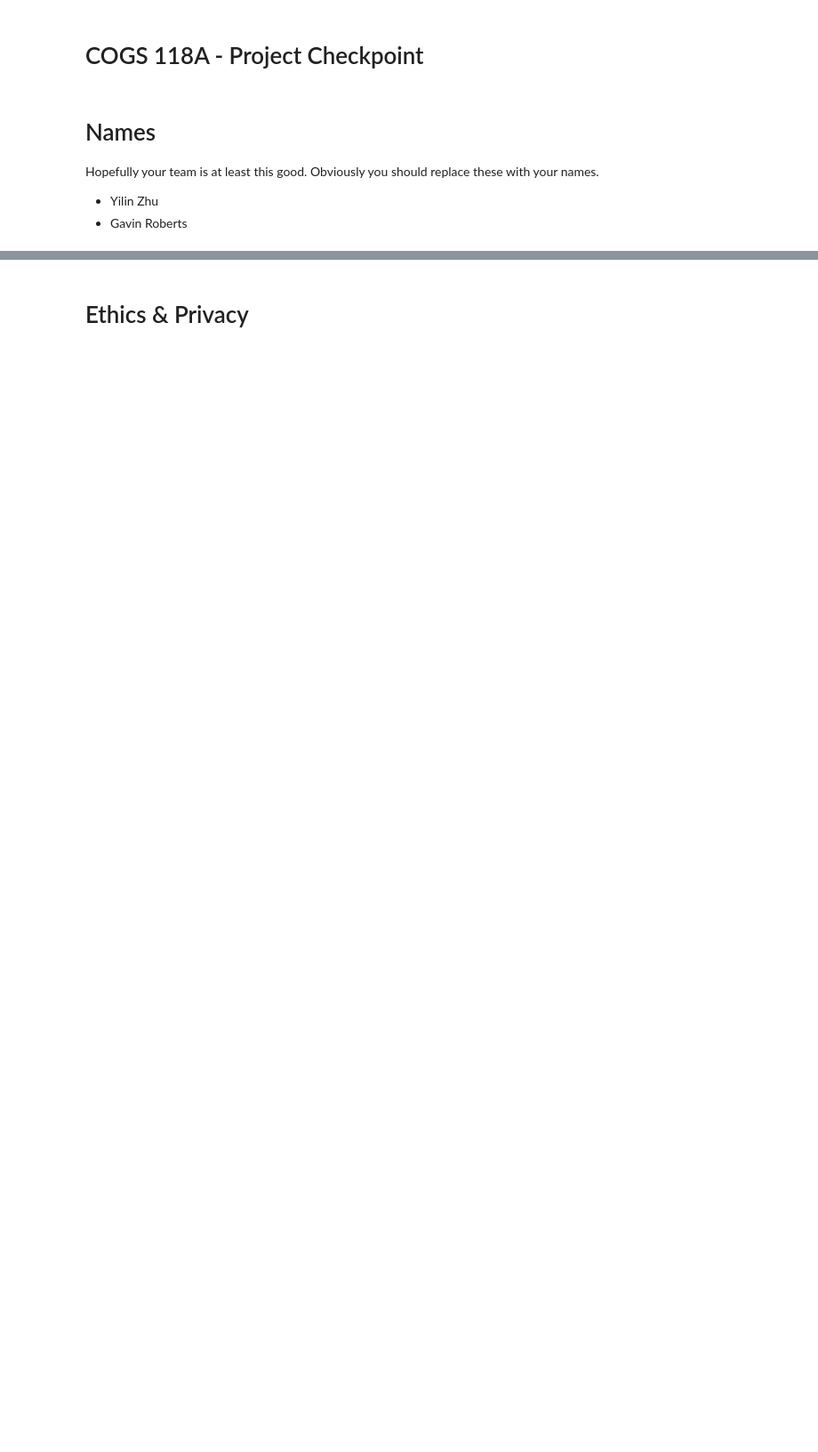
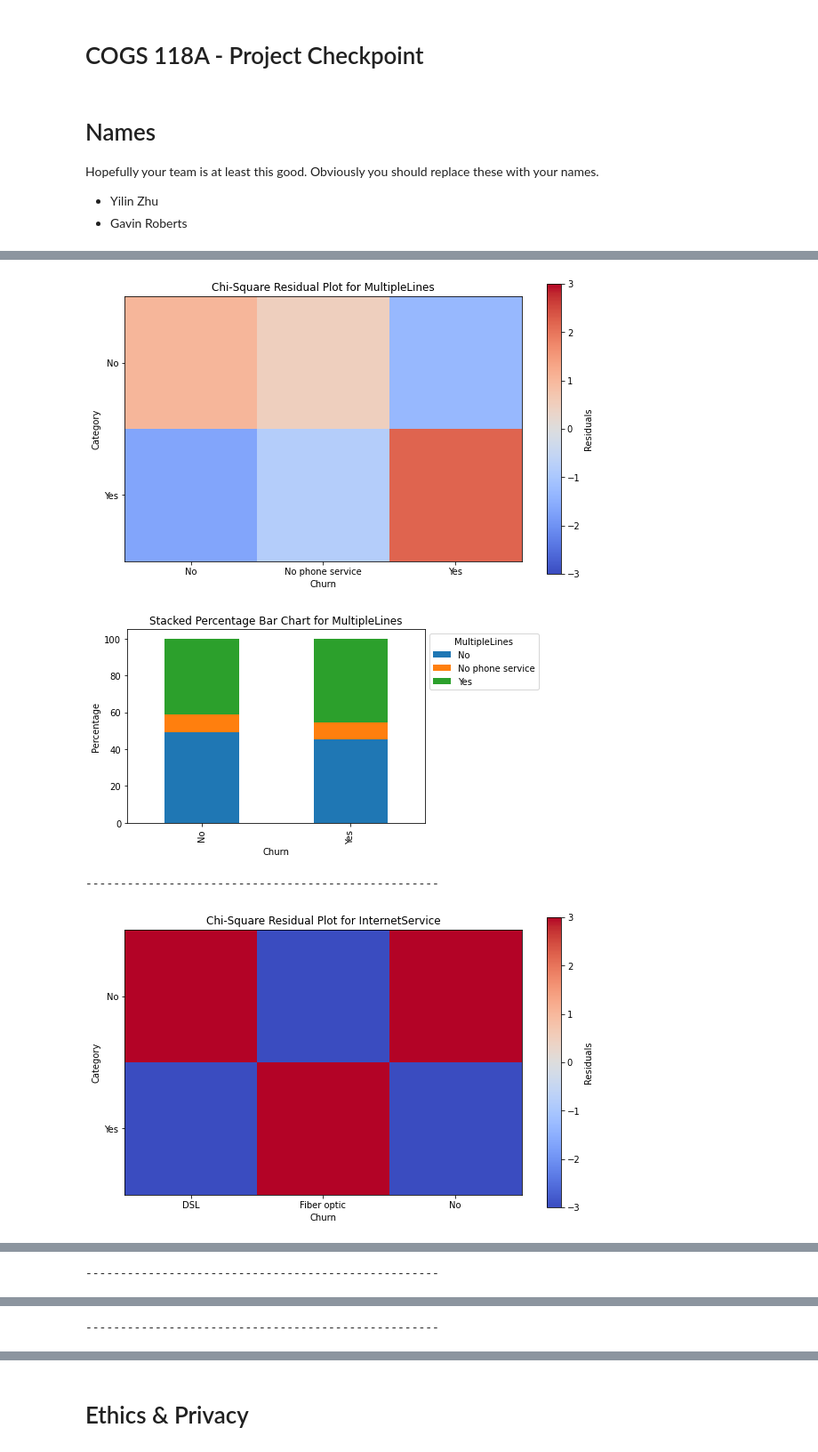
Before and after one commit to COGS118A/Group014-SP23, a Jupyter notebook: Checkpoint_Group014-SP23.ipynb, the cells around one changed output, grey strips where cells are left out. Shown at 89% size. Drawn from its saved outputs; the diff is of its cells as text; code cells hidden in the pictures; blank space fills up the shorter version.

```diff
--- a/Checkpoint_Group014-SP23.ipynb
+++ b/Checkpoint_Group014-SP23.ipynb
@@ -66,0 +295,8 @@ Examples would include:
+# %%
+# Fisher-test
+binary_features = {'gender','SeniorCitizen','Partner','Dependents','PhoneService','PaperlessBilling'}
+for feature in df.columns:
+    if feature in binary_features:
+        contingency_table = pd.crosstab(df['Churn'], df[feature])
+        p_value = stats.fisher_exact(contingency_table)[1]
+        print(f"Feature: {feature}\np-value: {p_value}\n")
@@ -66,0 +325,9 @@ Examples would include:
+# %%
+# Chi-square test
+multi_features = {'MultipleLines','InternetService','OnlineSecurity','OnlineBackup','DeviceProtection',
+                'TechSupport','StreamingTV','StreamingMovies','Contract','PaymentMethod'}
+for feature in df.columns:
+    if feature in multi_features:
+        contingency_table = pd.crosstab(df['Churn'], df[feature])
+        chi2, p_value, _, _ = stats.chi2_contingency(contingency_table)
+        print(f"Feature: {feature}\np-value: {p_value}\n")
@@ -66,0 +354,37 @@ Examples would include:
+# %%
+for feature in df.columns:
+    if feature in multi_features:
+        contingency_table = pd.crosstab(df['Churn'], df[feature])
+        chi2, p_value, _, _ = stats.chi2_contingency(contingency_table)
+
+        # Calculate expected frequencies
+        expected = np.outer(contingency_table.sum(axis=1), contingency_table.sum(axis=0)) / df.shape[0]
+
+        # Calculate residuals
+        residuals = (contingency_table - expected) / np.sqrt(expected)
+
+        # Plot Chi-Square Residuals
+        plt.figure(figsize=(10, 6))
+        plt.title(f'Chi-Square Residual Plot for {feature}')
+        plt.xlabel('Churn')
+        plt.ylabel('Category')
+        plt.imshow(residuals, cmap='coolwarm', vmin=-3, vmax=3)
+        plt.colorbar(label='Residuals')
+        plt.xticks(range(len(contingency_table.columns)), contingency_table.columns)
+        plt.yticks(range(len(contingency_table.index)), contingency_table.index)
+        plt.show()
+
+        # Stacked Percentage Bar Chart
+        contingency_table_pct = contingency_table.div(contingency_table.sum(axis=1), axis=0) * 100
+        contingency_table_pct.plot(kind='bar', stacked=True)
+        plt.xlabel('Churn')
+        plt.ylabel('Percentage')
+        plt.title(f'Stacked Percentage Bar Chart for {feature}')
+        plt.legend(title=feature, bbox_to_anchor=(1, 1))
+        plt.show()
+        print('---------------------------------------------------')
+# %% [output]
+[figure, added]
+[figure, added]
+---------------------------------------------------
+[figure, added]
@@ -66,0 +392 @@ Examples would include:
+---------------------------------------------------
@@ -66,0 +395 @@ Examples would include:
+---------------------------------------------------
```
Also changed, not shown: parts of 63 cells of this notebook, 1 other file.
